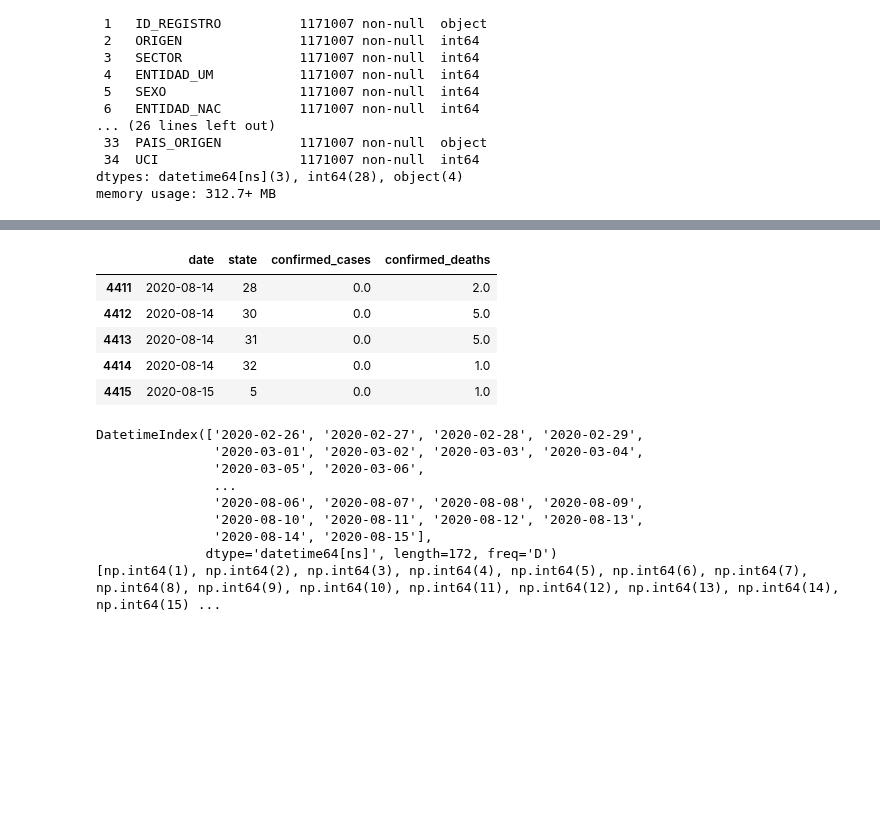
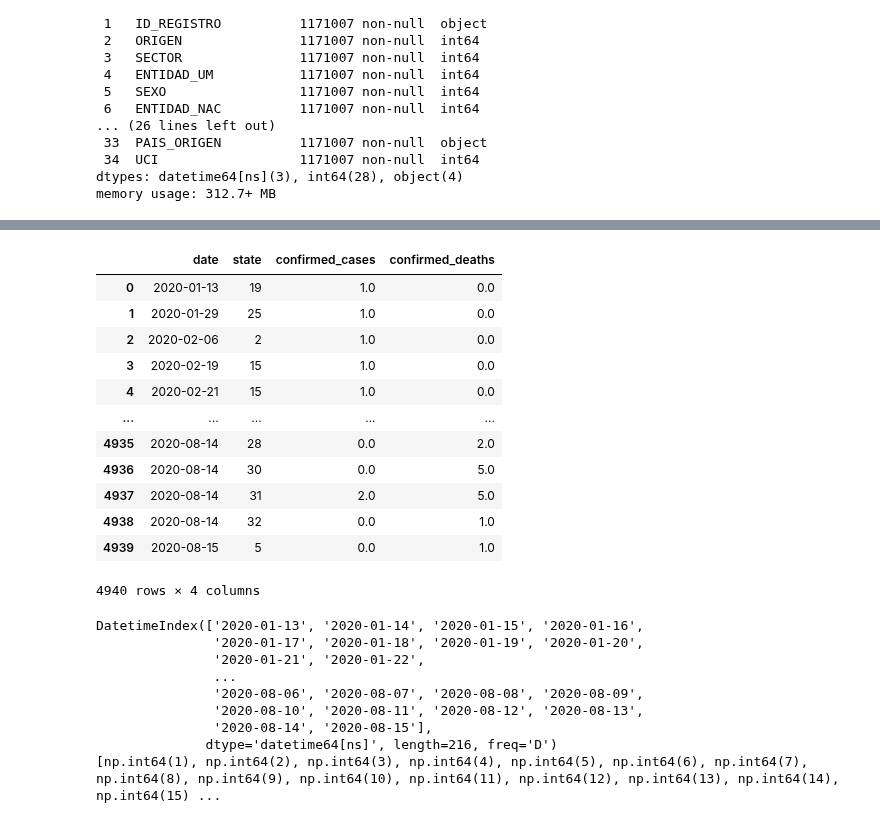
Before and after one commit to rosastreg/Undergrad_AM_Thesis, a Jupyter notebook: Notebooks/ETL.ipynb, the cells around one changed output, grey strips where cells are left out. Saved outputs shown, nothing was run; the diff lists cells and outputs as text; code cells hidden in the pictures; blank space fills up the shorter version.

```diff
--- a/Notebooks/ETL.ipynb
+++ b/Notebooks/ETL.ipynb
@@ -405,6 +401,7 @@ Data columns (total 35 columns):
 dtypes: datetime64[ns](3), int64(28), object(4)
 memory usage: 312.7+ MB
 # %%
+
 # Filter the data to include only confirmed cases (RESULTADO = 1, represents positive cases)
 confirmed_cases_2020_08_15 = raw_data_2020_08_15[raw_data_2020_08_15['RESULTADO'] == 1].copy()
 
@@ -417,13 +414,16 @@ confirmed_cases_2020_08_15['OnsetToDeath'] = (confirmed_cases_2020_08_15['FECHA_
 # FECHA_INGRESO: Date of hospital admission
 confirmed_cases_2020_08_15['OnsetToHospital'] = (confirmed_cases_2020_08_15['FECHA_INGRESO'] - confirmed_cases_2020_08_15['FECHA_SINTOMAS']).dt.days
 
-# Filter out cases where OnsetToDeath is negative, keeping only realistic values (positive or zero days)
-confirmed_cases_2020_08_15 = confirmed_cases_2020_08_15[confirmed_cases_2020_08_15['OnsetToDeath'] >= 0].copy()
 
-# Filter out cases where OnsetToHospital is negative, keeping only realistic values (positive or zero days)
-confirmed_cases_2020_08_15 = confirmed_cases_2020_08_15[confirmed_cases_2020_08_15['OnsetToHospital'] >= 0].copy()
+[(confirmed_cases_2020['OnsetToDeath'] >= 0) | confirmed_cases_2020['OnsetToDeath'].isna()].copy()
+
+# Filter out cases where OnsetToDeath is negative, keeping only realistic values (non-negative values)
+confirmed_cases_2020_08_15 = confirmed_cases_2020_08_15[(confirmed_cases_2020_08_15['OnsetToDeath'] >= 0) | confirmed_cases_2020_08_15['OnsetToDeath'].isna()].copy()
 
 
+# Filter out cases where OnsetToHospital is negative, keeping only realistic values (non-negative values)
+confirmed_cases_2020_08_15 = confirmed_cases_2020_08_15[(confirmed_cases_2020_08_15['OnsetToHospital'] >= 0) | confirmed_cases_2020_08_15['OnsetToHospital'].isna()].copy()
+
 confirmed_cases_2020_08_15.tail()
 # %% [output]
 |  | FECHA_ACTUALIZACION | ID_REGISTRO | ORIGEN | SECTOR | ENTIDAD_UM | SEXO | ENTIDAD_NAC | ENTIDAD_RES | ... |
@@ -436,29 +436,36 @@ confirmed_cases_2020_08_15.tail()
 # %%
 # Group confirmed cases by the date of symptom onset (FECHA_SINTOMAS) and the state of residence (ENTIDAD_RES)
 state_cases_2020_08_15 = confirmed_cases_2020_08_15.groupby(['FECHA_SINTOMAS', 'ENTIDAD_RES']).size().reset_index(name='confirmed_cases')
 
 # Group confirmed deaths by the date of death (FECHA_DEF) and the state of residence (ENTIDAD_RES)
 state_deaths_2020_08_15 = confirmed_cases_2020_08_15.groupby(['FECHA_DEF', 'ENTIDAD_RES']).size().reset_index(name='confirmed_deaths')
 
 # Rename the date columns in both DataFrames to a common name 'FECHA'
 # This is done to facilitate merging the cases and deaths on the same date column
 state_cases_2020_08_15.rename(columns={'FECHA_SINTOMAS': 'FECHA'}, inplace=True)
 state_deaths_2020_08_15.rename(columns={'FECHA_DEF': 'FECHA'}, inplace=True)
 
 # Merge the confirmed cases and confirmed deaths DataFrames on the date ('FECHA') and state ('ENTIDAD_RES')
 processed_data_2020_08_15 = pd.merge(state_cases_2020_08_15, state_deaths_2020_08_15, how='outer', on=['FECHA', 'ENTIDAD_RES']).fillna(0)
 
 # Rename the merged columns for clarity and consistency: 'FECHA' to 'date' and 'ENTIDAD_RES' to 'state'
 processed_data_2020_08_15.rename(columns={'FECHA': 'date', 'ENTIDAD_RES': 'state'}, inplace=True)
 
-processed_data_2020_08_15.tail()
+processed_data_2020_08_15
 # %% [output]
 |  | date | state | confirmed_cases | confirmed_deaths |
-| 4411 | 2020-08-14 | 28 | 0.0 | 2.0 |
-| 4412 | 2020-08-14 | 30 | 0.0 | 5.0 |
-| 4413 | 2020-08-14 | 31 | 0.0 | 5.0 |
-| 4414 | 2020-08-14 | 32 | 0.0 | 1.0 |
-| 4415 | 2020-08-15 | 5 | 0.0 | 1.0 |
+| 0 | 2020-01-13 | 19 | 1.0 | 0.0 |
+| 1 | 2020-01-29 | 25 | 1.0 | 0.0 |
+| 2 | 2020-02-06 | 2 | 1.0 | 0.0 |
+| 3 | 2020-02-19 | 15 | 1.0 | 0.0 |
+| 4 | 2020-02-21 | 15 | 1.0 | 0.0 |
+| ... | ... | ... | ... | ... |
+| 4935 | 2020-08-14 | 28 | 0.0 | 2.0 |
+| 4936 | 2020-08-14 | 30 | 0.0 | 5.0 |
+| 4937 | 2020-08-14 | 31 | 2.0 | 5.0 |
+| 4938 | 2020-08-14 | 32 | 0.0 | 1.0 |
+| 4939 | 2020-08-15 | 5 | 0.0 | 1.0 |
+4940 rows × 4 columns
 # %%
 # Create a list of all unique dates in the data
 all_dates_2020_08_15 = pd.date_range(start=processed_data_2020_08_15['date'].min(),
@@ -471,14 +478,14 @@ all_states_2020_08_15 = sorted(processed_data_2020_08_15['state'].unique())
 print(all_dates_2020_08_15)
 print(all_states_2020_08_15)
 # %% [output]
-DatetimeIndex(['2020-02-26', '2020-02-27', '2020-02-28', '2020-02-29',
-               '2020-03-01', '2020-03-02', '2020-03-03', '2020-03-04',
-               '2020-03-05', '2020-03-06',
+DatetimeIndex(['2020-01-13', '2020-01-14', '2020-01-15', '2020-01-16',
+               '2020-01-17', '2020-01-18', '2020-01-19', '2020-01-20',
+               '2020-01-21', '2020-01-22',
                ...
                '2020-08-06', '2020-08-07', '2020-08-08', '2020-08-09',
                '2020-08-10', '2020-08-11', '2020-08-12', '2020-08-13',
                '2020-08-14', '2020-08-15'],
-              dtype='datetime64[ns]', length=172, freq='D')
+              dtype='datetime64[ns]', length=216, freq='D')
 [np.int64(1), np.int64(2), np.int64(3), np.int64(4), np.int64(5), np.int64(6), np.int64(7), np.int64(8), np.int64(9), np.int64(10), np.int64(11), np.int64(12), np.int64(13), np.int64(14), np.int64(15) ...
 # %%
 # Create a complete template DataFrame with all possible combinations of dates and states
```
Also changed, not shown: parts of 25 cells of this notebook, 8 other files.
